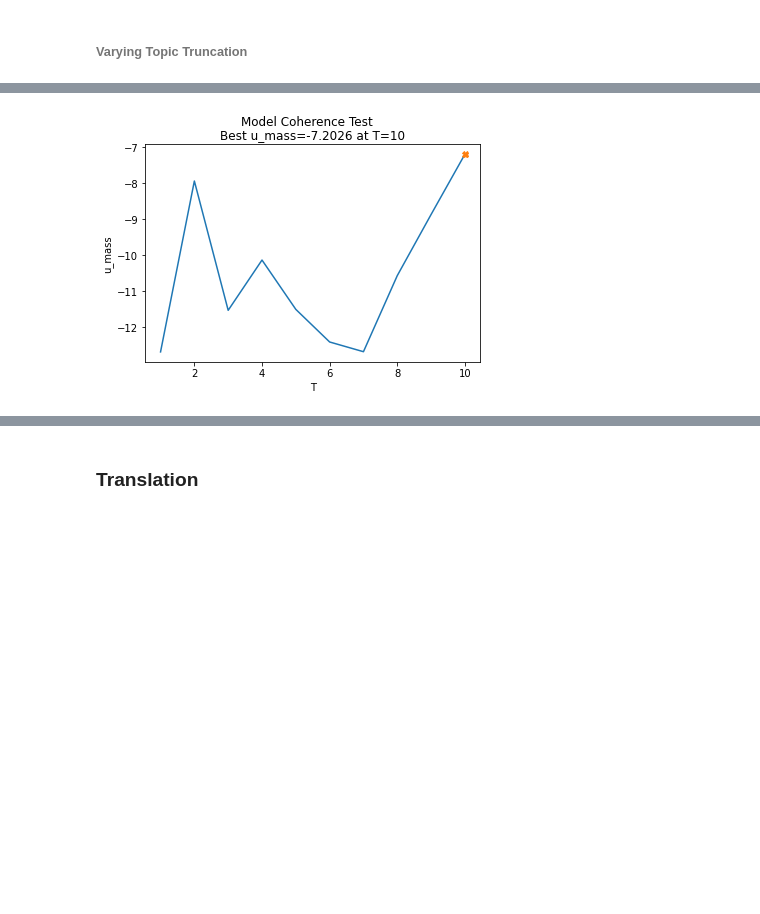
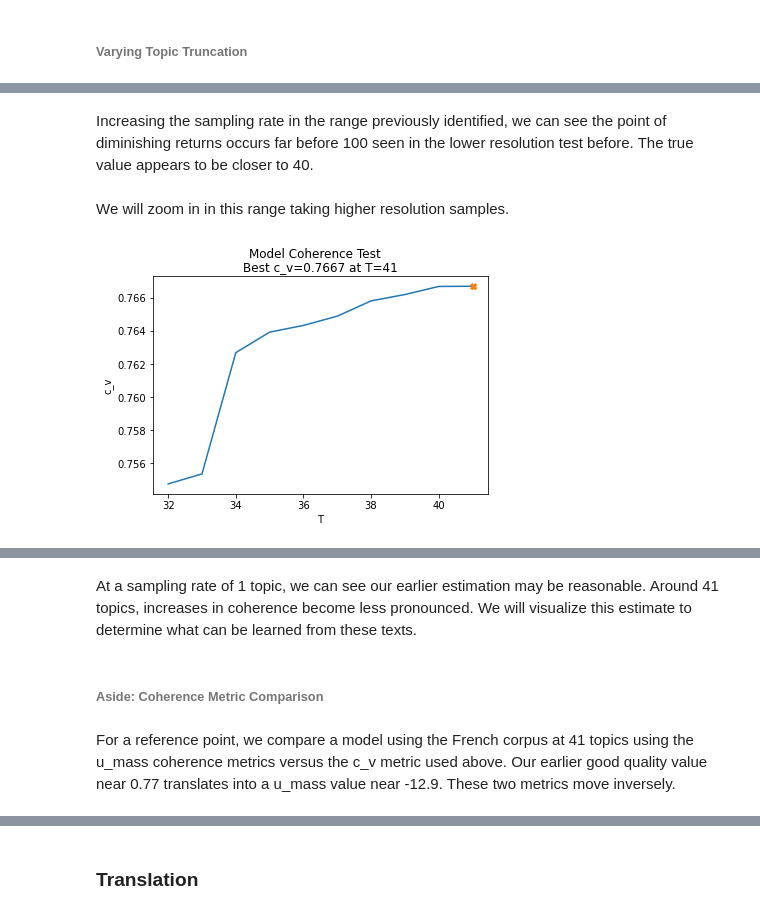
Before and after one commit to jbrown544/interlingual-topic-modeling, a Jupyter notebook: Interlingual_Topic_Modeling.ipynb, the cells around one changed output, grey strips where cells are left out. Cells and saved outputs as stored; diff of their text form; code cells hidden in the pictures; blank space fills up the shorter version.

```diff
--- a/Interlingual_Topic_Modeling.ipynb
+++ b/Interlingual_Topic_Modeling.ipynb
@@ -711,13 +742,25 @@ def evaluate_model(model_class,
+# %%
+# sorting key function: best value is lowest
+
+def best_lowest(x):
+  """
+  Key items by lowest coherence then by lowest test_arg.
+
+  Keyword arguments:
+      x -- coherence results tuple to order
+  """
+
+  return (x[1], x[0])
 # %%
-# sorting key functions
+# sorting key function: best value nearest 1
 
-def best_nearest_zero(x):
+def best_nearest_one(x):
   """
-  Key items by coherence nearness to zero then by test_arg.
+  Key items by coherence nearness to one then by lowest test_arg.
 
   Keyword arguments:
       x -- coherence results tuple to order
   """
 
-  return (abs(x[1]), x[0])
+  return (abs(1 - x[1]), x[0])
 # %% [markdown]
@@ -799,7 +848,7 @@ def evaluate_coherence(model_class,
 # %%
-# range() adaptation
+# range() function adaptation
 
-def step_range(start, steps, stride):
+def step_range(start, steps, stride=1):
   """
   Useful adaptation of range()
 
@@ -1004,9 +1072,10 @@ eval_params = dict(
     model_params=dict(corpus=jules_verne_corpus,
                       id2word=jules_verne_dictionary,
                       random_state=random_seed),
-    coherence_params=dict(corpus=jules_verne_corpus),
+    coherence_params=dict(texts=jules_verne_docs),
     evaluation_function=evaluate_model,
-    coherence='u_mass',
+    best_key_func=best_nearest_one,
+    coherence='c_v',
     processors=cores
 )
 # %% [markdown]
@@ -1058,10 +1139,14 @@ Wall time: 1.82 s
+# %% [markdown]
+Increasing the sampling rate in the range previously identified, we can see the point of diminishing returns occurs far before 100 seen in the lower resolution test before. The true value appears to be closer to 40.
+# %% [markdown]
+We will zoom in in this range taking higher resolution samples.
 # %%
 # fine estimation
 
 %time best, coherence, jules_verne_model = \
-  evaluate_coherence(test_series=reversed(step_range(start=1, \
+  evaluate_coherence(test_series=reversed(step_range(start=32, \
                                                      steps=10, \
                                                      stride=1)), \
                      **eval_params)
 # %% [output]
-[figure, old version]
+[figure, new version]
@@ -1069,0 +1155,6 @@ Wall time: 937 ms
+# %% [markdown]
+At a sampling rate of 1 topic, we can see our earlier estimation may be reasonable. Around 41 topics, increases in coherence become less pronounced. We will visualize this estimate to determine what can be learned from these texts.
+# %% [markdown]
+###### Aside: Coherence Metric Comparison
+# %% [markdown]
+For a reference point, we compare a model using the French corpus at 41 topics using the u_mass coherence metrics versus the c_v metric used above. Our earlier good quality value near 0.77 translates into a u_mass value near -12.9. These two metrics move inversely.
```
Also changed, not shown: parts of 196 cells of this notebook.
